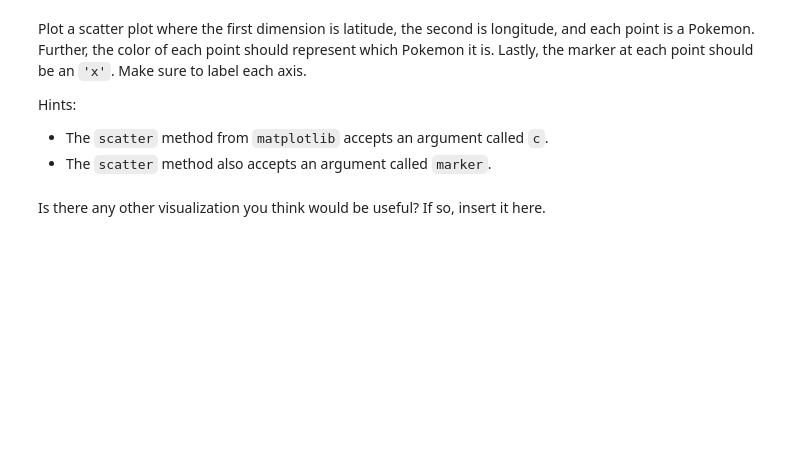
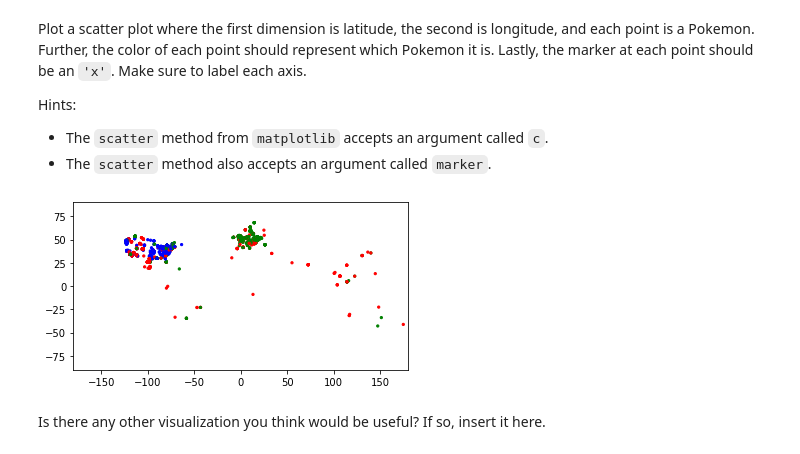
Before and after one commit to NicholasGranlund/SSY340-Deep-Machine-Learning, a Jupyter notebook: IHA2/IHA2.ipynb, the cells around one changed output. Saved outputs shown, nothing was run; the diff lists cells and outputs as text; code cells hidden in the pictures; blank space fills up the shorter version.

```diff
--- a/IHA2/IHA2.ipynb
+++ b/IHA2/IHA2.ipynb
@@ -102,7 +102,7 @@ The first step consists of filtering the dataset by the three pokemon you are in
 Start by loading the `'300k.csv'` file using pandas. If you haven't downloaded it yet, use [this link](https://www.kaggle.com/semioniy/predictemall) to do so.
 # %%
 # YOUR CODE HERE
-df = pd.read_csv('archive/300k_csv/300k.csv')
+df = pd.read_csv('300k.csv')
 # %% [markdown]
 Create a new `DataFrame` with only the columns `latitude`, `longitude`, and `class`.
 # %%
@@ -177,13 +177,14 @@ Filter the dataset to contain only these pokemon.
 # YOUR CODE HERE
 
 # Define the pokémon names in a list
-desired_pokemons = ['Diglett', 'Seel', 'Tauros']
+pokemon_names = ['Diglett', 'Seel', 'Tauros']
 
 # Find the corresponding poké-id [50, 86,128]
-desired_pokemons_id = [name_dict[pokemon] for pokemon in desired_pokemons]
+pokemon_id = [name_dict[pokemon] for pokemon in pokemon_names]
 
 # Filter the DataFrame to only include data from these póke-id
-filtered_df = new_df[new_df['class'].isin(desired_pokemons_id)]
+mask = new_df['class'].isin(pokemon_id)
+filtered_df = new_df[mask]
 
 print(filtered_df)
 # %% [output]
@@ -243,3 +242,22 @@ Hints:
+# %%
+# YOUR CODE HERE
+longitude = filtered_df['longitude'].to_list()
+latitude = filtered_df['latitude'].to_list()
+id = filtered_df['class'].to_list()
+value_to_replace = {50: 'r', 86: 'g', 128: 'b'}
+
+# Iterate over the dictionary and replace values in the 'id' list
+colors = [value_to_replace.get(item, item) for item in id]
+
+fig, axs = plt.subplots()
+axs.set_aspect('equal', 'box')
+axs.set_xlim(-180, 180)
+axs.set_ylim(-90, 90)
+
+plt.scatter(longitude, latitude, c=colors, s=5)
+plt.show()
+# %% [output]
+[figure, added]
 # %% [markdown]
 Is there any other visualization you think would be useful? If so, insert it here.
 # %% [markdown]
```
Also changed, not shown: parts of 4 cells of this notebook.
